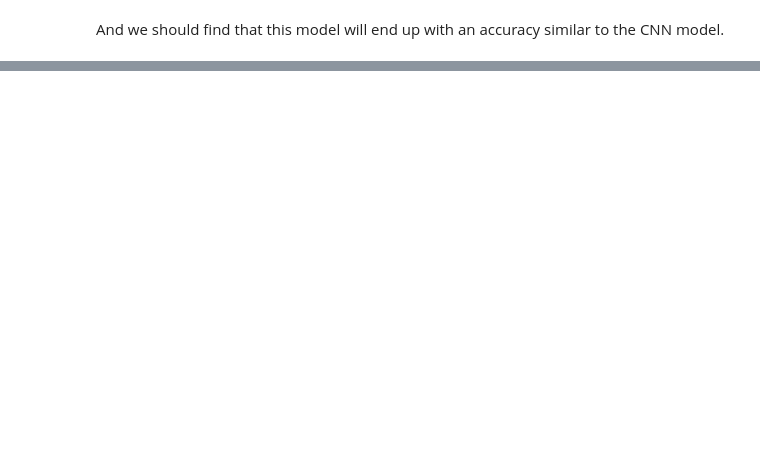
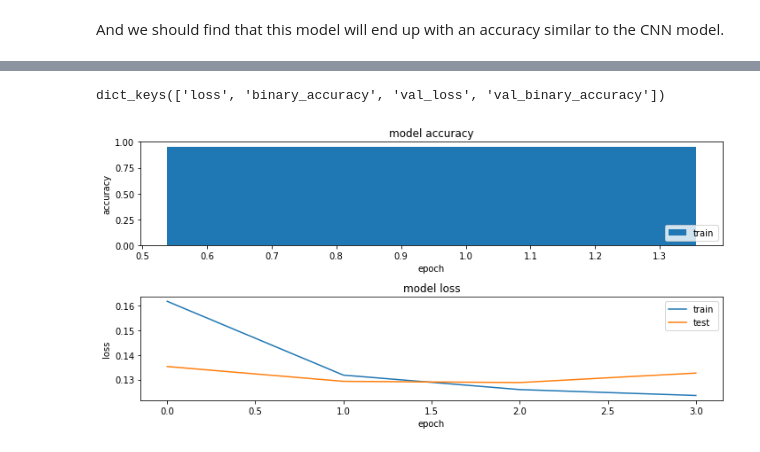
Before and after one commit to Janakisajja/Sentiment-Analysis---Amazon-Reviews-Data, a Jupyter notebook: Final_Project_development.ipynb, the cells around one changed output, grey strips where cells are left out. Saved outputs shown, nothing was run; the diff lists cells and outputs as text; code cells hidden in the pictures; blank space fills up the shorter version.

```diff
--- a/Final_Project_development.ipynb
+++ b/Final_Project_development.ipynb
@@ -263,5 +297,5 @@ history_rnn = rnn_model.fit(
     train_texts,
     train_labels,
     batch_size=128,
-    epochs=1,
+    epochs=4,
     validation_data=(val_texts, val_labels), )
@@ -275,19 +323,25 @@ print('ROC AUC score: {:0.4}'.format(roc_auc_score(test_labels, preds)))
+# %%
+history_rnn.history.keys()
+# %% [output]
+dict_keys(['loss', 'binary_accuracy', 'val_loss', 'val_binary_accuracy'])
 # %%
 fig = plt.figure(figsize=(10,5))
 plt.subplot(2,1,1)
-plt.plot(history_rnn.history['accuracy'])
-plt.plot(history_rnn.history['val_accuracy'])
+plt.bar(history_rnn.history['binary_accuracy'],history_rnn.history['val_binary_accuracy'])
+#plt.plot(history_rnn.history['val_binary_accuracy'])
 plt.title('model accuracy')
 plt.ylabel('accuracy')
 plt.xlabel('epoch')
 plt.legend(['train', 'test'], loc='lower right')
 
 plt.subplot(2,1,2)
 plt.plot(history_rnn.history['loss'])
 plt.plot(history_rnn.history['val_loss'])
 plt.title('model loss')
 plt.ylabel('loss')
 plt.xlabel('epoch')
 plt.legend(['train', 'test'], loc='upper right')
 
 plt.tight_layout()
+# %% [output]
+[figure, added]
```
Also changed, not shown: parts of 6 cells of this notebook.
